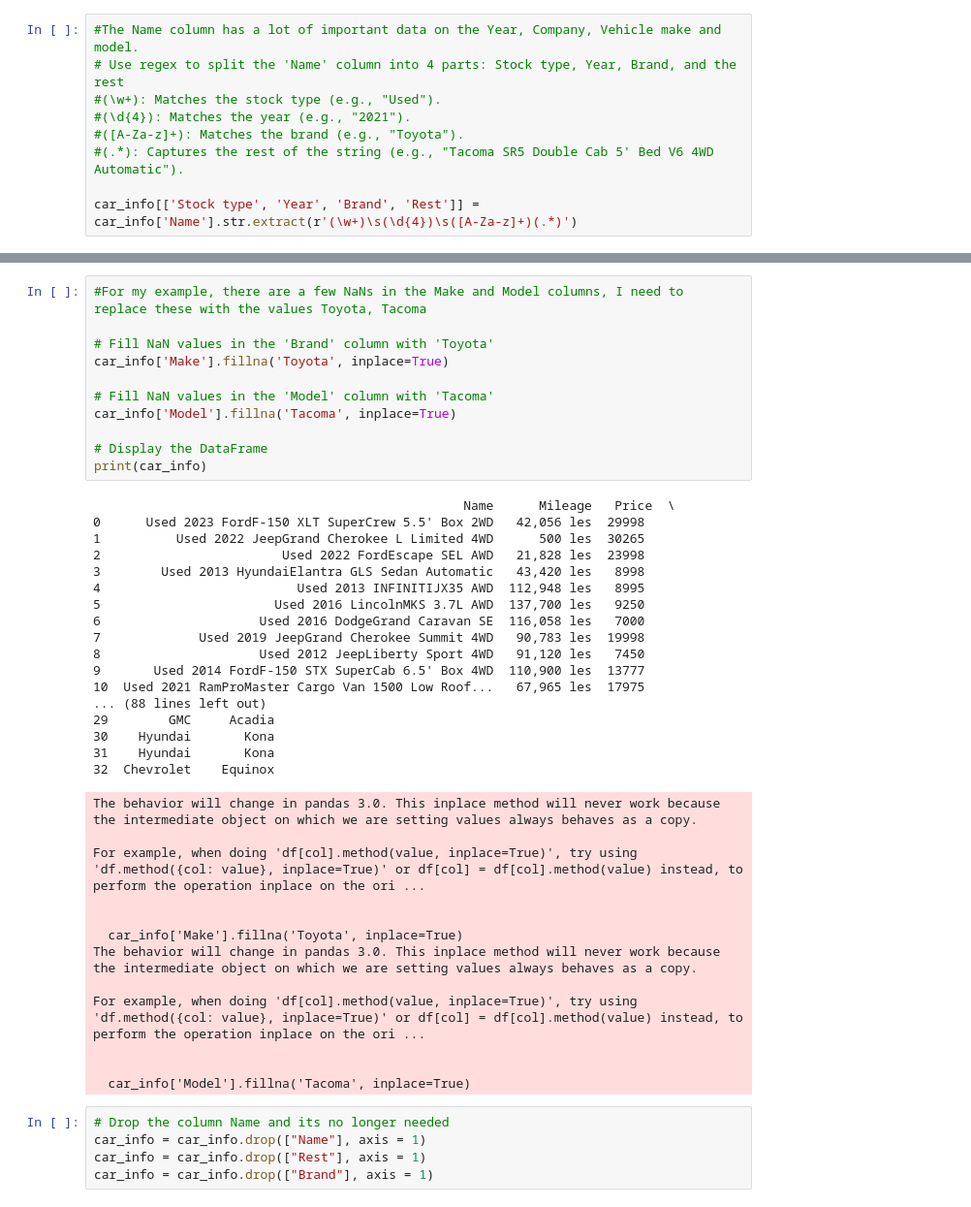
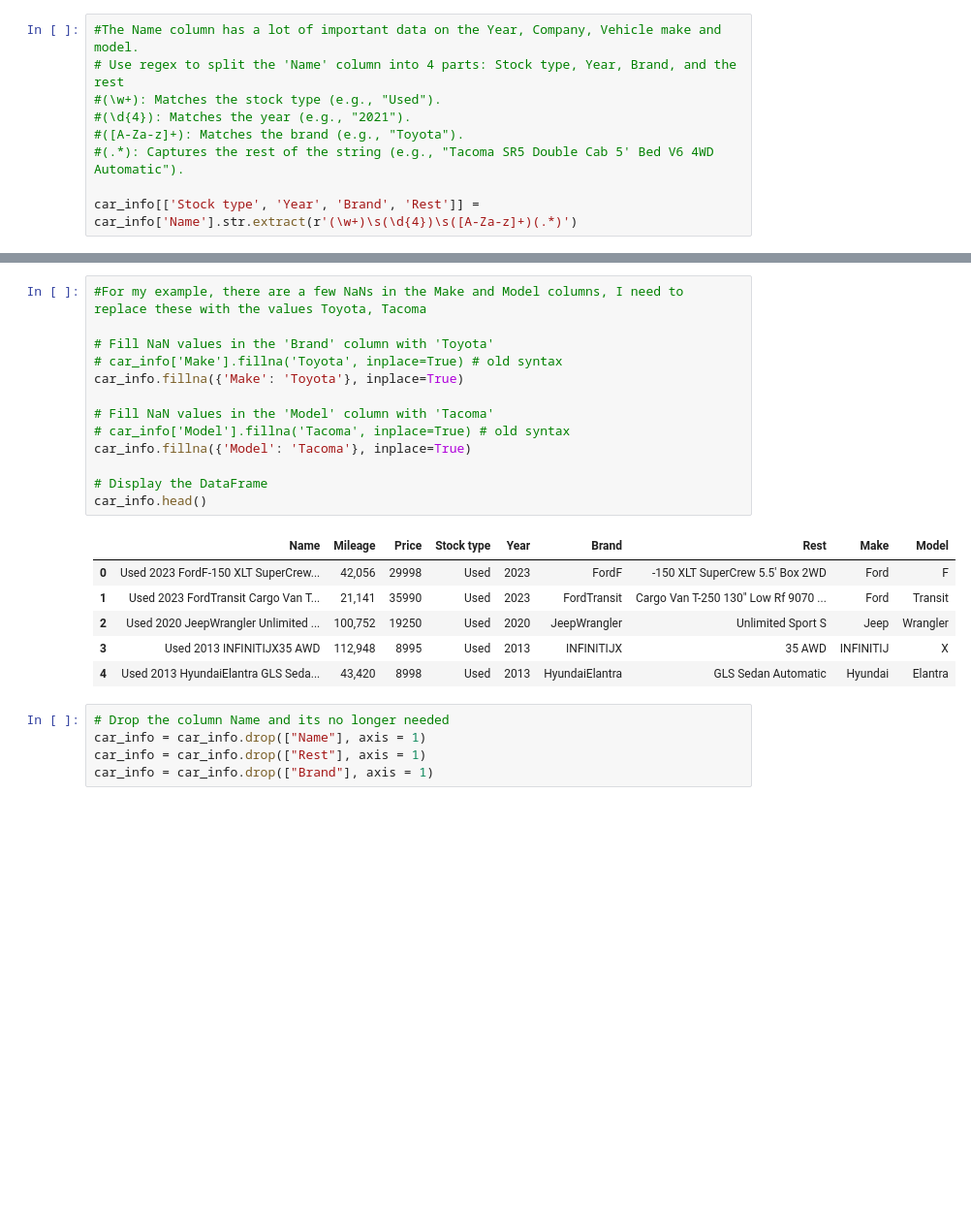
Before and after one commit to nakulpadalkar/vroom-vroom, a Jupyter notebook: AD688 TC Multiple Pages.ipynb, the cells around one changed output, grey strips where cells are left out. Shown at 97% size. Drawn from its saved outputs; the diff is of its cells as text; blank space fills up the shorter version.

```diff
--- a/AD688 TC Multiple Pages.ipynb
+++ b/AD688 TC Multiple Pages.ipynb
@@ -158,44 +158,23 @@ car_info
 # %%
 #For my example, there are a few NaNs in the Make and Model columns, I need to replace these with the values Toyota, Tacoma
 
 # Fill NaN values in the 'Brand' column with 'Toyota'
-car_info['Make'].fillna('Toyota', inplace=True)
+# car_info['Make'].fillna('Toyota', inplace=True) # old syntax
+car_info.fillna({'Make': 'Toyota'}, inplace=True)
 
 # Fill NaN values in the 'Model' column with 'Tacoma'
-car_info['Model'].fillna('Tacoma', inplace=True)
+# car_info['Model'].fillna('Tacoma', inplace=True) # old syntax
+car_info.fillna({'Model': 'Tacoma'}, inplace=True)
 
 # Display the DataFrame
-print(car_info)
+car_info.head()
 # %% [output]
-                                                 Name      Mileage   Price  \
-0      Used 2023 FordF-150 XLT SuperCrew 5.5' Box 2WD   42,056 les  29998
-1          Used 2022 JeepGrand Cherokee L Limited 4WD      500 les  30265
-2                        Used 2022 FordEscape SEL AWD   21,828 les  23998
-3        Used 2013 HyundaiElantra GLS Sedan Automatic   43,420 les   8998
-4                          Used 2013 INFINITIJX35 AWD  112,948 les   8995
-5                       Used 2016 LincolnMKS 3.7L AWD  137,700 les   9250
-6                     Used 2016 DodgeGrand Caravan SE  116,058 les   7000
-7             Used 2019 JeepGrand Cherokee Summit 4WD   90,783 les  19998
-8                     Used 2012 JeepLiberty Sport 4WD   91,120 les   7450
-9       Used 2014 FordF-150 STX SuperCab 6.5' Box 4WD  110,900 les  13777
-10  Used 2021 RamProMaster Cargo Van 1500 Low Roof...   67,965 les  17975
-... (88 lines left out)
-29        GMC     Acadia
-30    Hyundai       Kona
-31    Hyundai       Kona
-32  Chevrolet    Equinox
-The behavior will change in pandas 3.0. This inplace method will never work because the intermediate object on which we are setting values always behaves as a copy.
-
-For example, when doing 'df[col].method(value, inplace=True)', try using 'df.method({col: value}, inplace=True)' or df[col] = df[col].method(value) instead, to perform the operation inplace on the ori ...
-
-
-  car_info['Make'].fillna('Toyota', inplace=True)
-The behavior will change in pandas 3.0. This inplace method will never work because the intermediate object on which we are setting values always behaves as a copy.
-
-For example, when doing 'df[col].method(value, inplace=True)', try using 'df.method({col: value}, inplace=True)' or df[col] = df[col].method(value) instead, to perform the operation inplace on the ori ...
-
-
-  car_info['Model'].fillna('Tacoma', inplace=True)
+|  | Name | Mileage | Price | Stock type | Year | Brand | Rest | Make | Model |
+| 0 | Used 2023 FordF-150 XLT SuperCrew... | 42,056 | 29998 | Used | 2023 | FordF | -150 XLT SuperCrew 5.5' Box 2WD | Ford | F |
+| 1 | Used 2023 FordTransit Cargo Van T... | 21,141 | 35990 | Used | 2023 | FordTransit | Cargo Van T-250 130" Low Rf 9070 ... | Ford | Transit |
+| 2 | Used 2020 JeepWrangler Unlimited ... | 100,752 | 19250 | Used | 2020 | JeepWrangler | Unlimited Sport S | Jeep | Wrangler |
+| 3 | Used 2013 INFINITIJX35 AWD | 112,948 | 8995 | Used | 2013 | INFINITIJX | 35 AWD | INFINITIJ | X |
+| 4 | Used 2013 HyundaiElantra GLS Seda... | 43,420 | 8998 | Used | 2013 | HyundaiElantra | GLS Sedan Automatic | Hyundai | Elantra |
 # %%
 # Drop the column Name and its no longer needed
 car_info = car_info.drop(["Name"], axis = 1)
```
Also changed, not shown: parts of 6 cells of this notebook, 11 other files.
